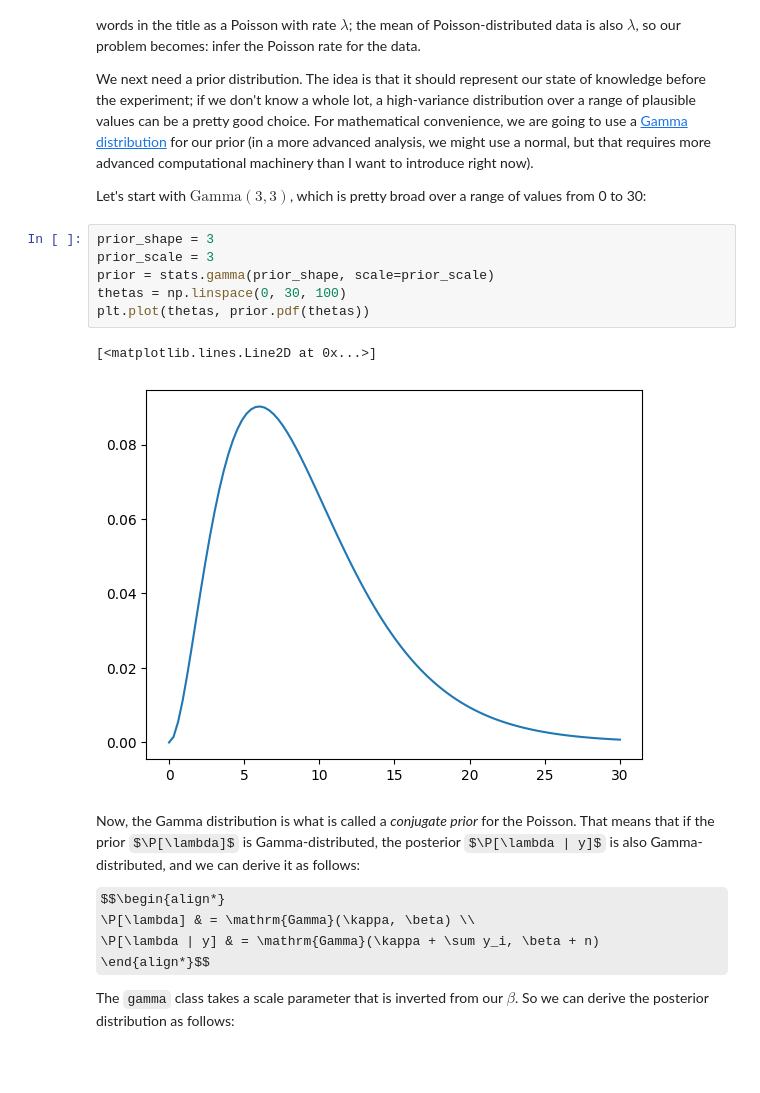
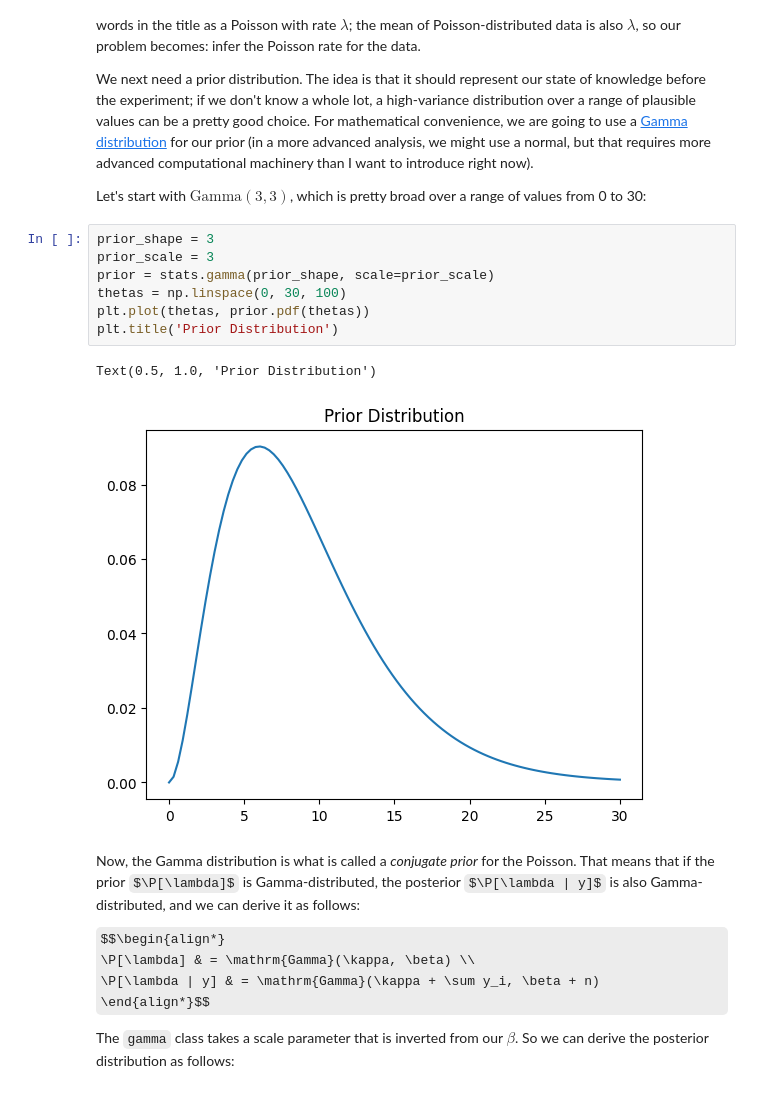
Before and after one commit to mdekstrand/cs533-web, a Jupyter notebook: resources/tutorials/Confidence.ipynb, the cells around one changed output. Cells and saved outputs as stored; diff of their text form; some formulas as TeX source; blank space fills up the shorter version.

Commit message:
titles

```diff
--- a/resources/tutorials/Confidence.ipynb
+++ b/resources/tutorials/Confidence.ipynb
@@ -127,12 +127,13 @@ Let's start with $\mathrm{Gamma}(3, 3)$, which is pretty broad over a range of v
 # %%
 prior_shape = 3
 prior_scale = 3
 prior = stats.gamma(prior_shape, scale=prior_scale)
 thetas = np.linspace(0, 30, 100)
 plt.plot(thetas, prior.pdf(thetas))
+plt.title('Prior Distribution')
 # %% [output]
-[<matplotlib.lines.Line2D at 0x...>]
+Text(0.5, 1.0, 'Prior Distribution')
-[figure, old version]
+[figure, new version]
 # %% [markdown]
 Now, the Gamma distribution is what is called a *conjugate prior* for the Poisson.  That means that if the prior $\P[\lambda]$ is Gamma-distributed, the posterior $\P[\lambda | y]$ is also Gamma-distributed, and we can derive it as follows:
 
```
Also changed, not shown: parts of 3 cells of this notebook.
